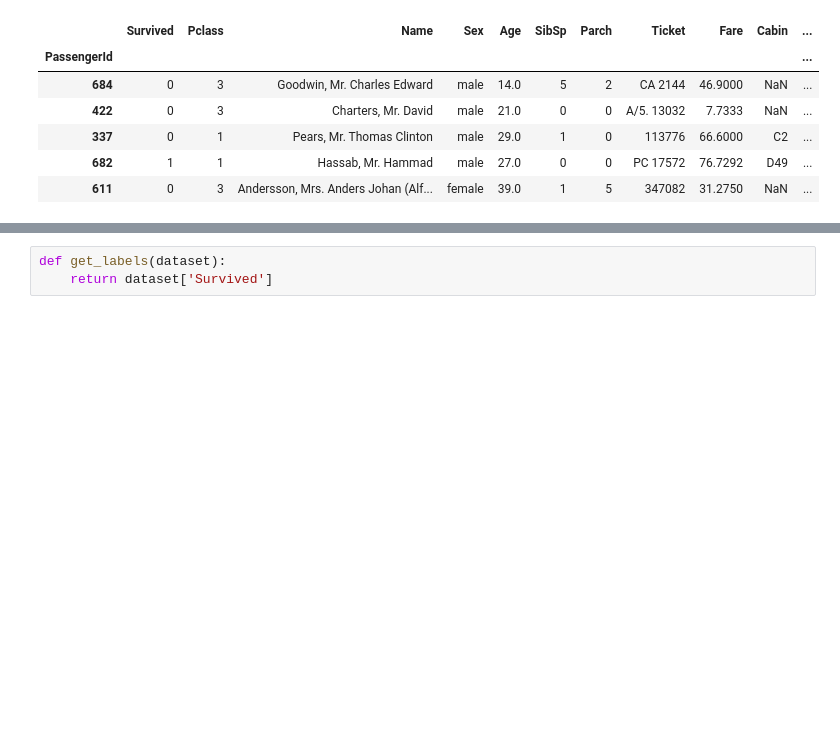
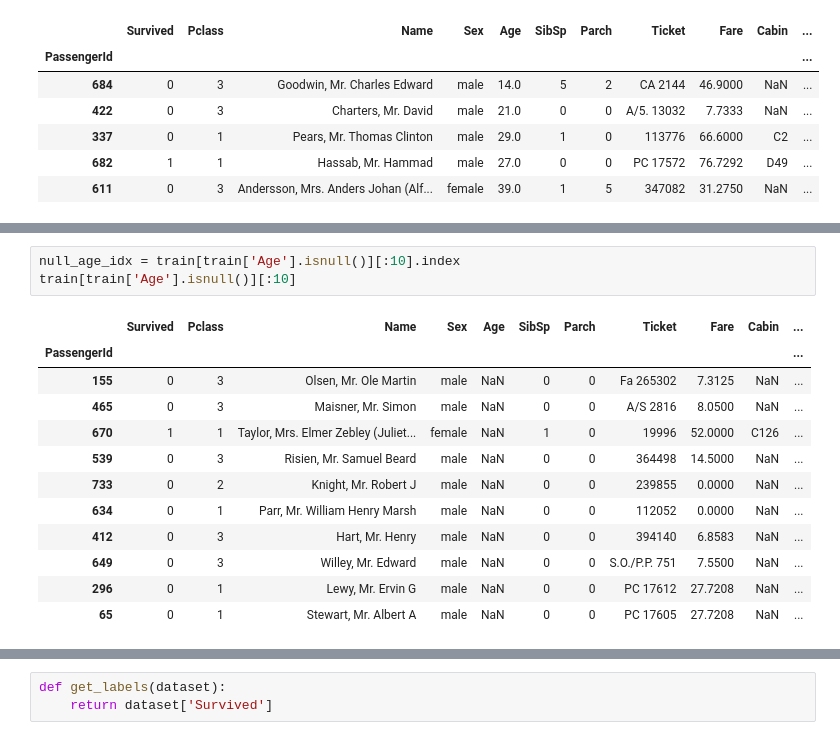
Before and after one commit to radpet/stuff, a Jupyter notebook: SirmaTechLab/METRICS_AND_TITANIC/Metrics_Titanic.ipynb, the cells around one changed output, grey strips where cells are left out. Cells and saved outputs as stored; diff of their text form; blank space fills up the shorter version.

```diff
--- a/SirmaTechLab/METRICS_AND_TITANIC/Metrics_Titanic.ipynb
+++ b/SirmaTechLab/METRICS_AND_TITANIC/Metrics_Titanic.ipynb
@@ -300,0 +271,16 @@ train[:10]
+# %%
+null_age_idx = train[train['Age'].isnull()][:10].index
+train[train['Age'].isnull()][:10]
+# %% [output]
+|  | Survived | Pclass | Name | Sex | Age | SibSp | Parch | Ticket | Fare | Cabin | ... |
+| PassengerId |  |  |  |  |  |  |  |  |  |  | ... |
+| 155 | 0 | 3 | Olsen, Mr. Ole Martin | male | NaN | 0 | 0 | Fa 265302 | 7.3125 | NaN | ... |
+| 465 | 0 | 3 | Maisner, Mr. Simon | male | NaN | 0 | 0 | A/S 2816 | 8.0500 | NaN | ... |
+| 670 | 1 | 1 | Taylor, Mrs. Elmer Zebley (Juliet... | female | NaN | 1 | 0 | 19996 | 52.0000 | C126 | ... |
+| 539 | 0 | 3 | Risien, Mr. Samuel Beard | male | NaN | 0 | 0 | 364498 | 14.5000 | NaN | ... |
+| 733 | 0 | 2 | Knight, Mr. Robert J | male | NaN | 0 | 0 | 239855 | 0.0000 | NaN | ... |
+| 634 | 0 | 1 | Parr, Mr. William Henry Marsh | male | NaN | 0 | 0 | 112052 | 0.0000 | NaN | ... |
+| 412 | 0 | 3 | Hart, Mr. Henry | male | NaN | 0 | 0 | 394140 | 6.8583 | NaN | ... |
+| 649 | 0 | 3 | Willey, Mr. Edward | male | NaN | 0 | 0 | S.O./P.P. 751 | 7.5500 | NaN | ... |
+| 296 | 0 | 1 | Lewy, Mr. Ervin G | male | NaN | 0 | 0 | PC 17612 | 27.7208 | NaN | ... |
+| 65 | 0 | 1 | Stewart, Mr. Albert A | male | NaN | 0 | 0 | PC 17605 | 27.7208 | NaN | ... |
```
Also changed, not shown: parts of 22 cells of this notebook.
